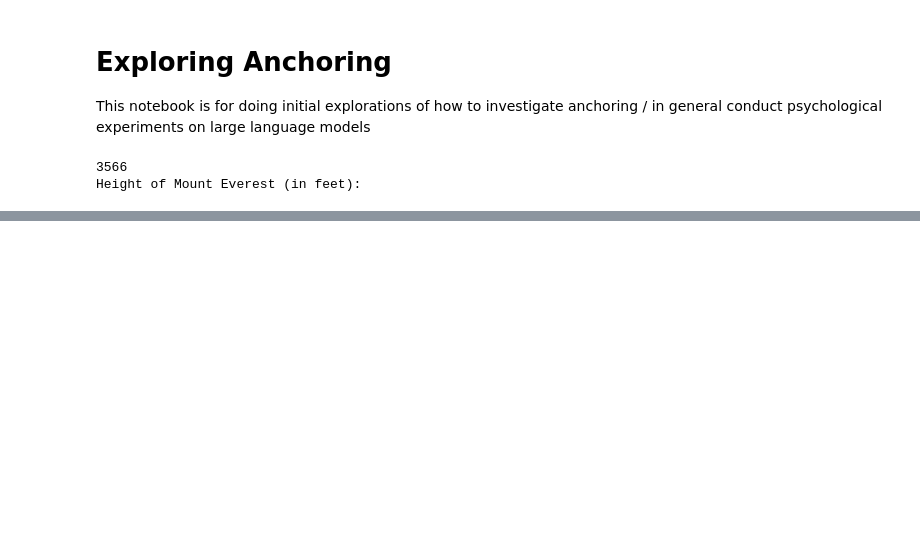
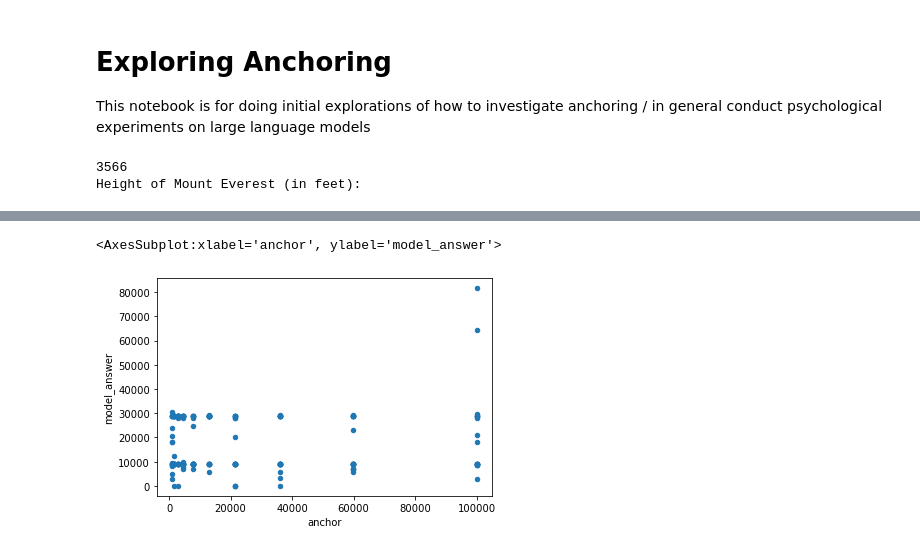
Before and after one commit to apartresearch/blackbox-psych, a Jupyter notebook: InitialExploreJHR.ipynb, the cells around one changed output, grey strips where cells are left out. Drawn from its saved outputs; the diff is of its cells as text; code cells hidden in the pictures; blank space fills up the shorter version.

Commit message:
more randomness

```diff
--- a/InitialExploreJHR.ipynb
+++ b/InitialExploreJHR.ipynb
@@ -90,13 +91,19 @@ for num in log_nums:
         answer = generate_prompt(q_prompt, max_tokens=10)
         prompt_list.append(answer)
     answer_dict[num] = prompt_list
+# %%
+def create_prompt(num: int, question: str = test_question) -> str:
+    """
+    Creates a prompt for the given number.
+    """
+    return f"Random number: {num}\n{test_question}"
 # %%
 # async requests with the goose API
 async def get_answer(num: int, model_type="fairseq-6-7b") -> str:
     """
     Gets an answer from the goose API.
     """
-    q_prompt = f"Random number: {num}\n{test_question}"
+    q_prompt = create_prompt(num)
     result = generate_prompt(q_prompt, max_tokens=10, model_name=model_type)
     return result
 # %%
@@ -127,0 +194,15 @@ df["y"].shape
+# %%
+test_prompts = [create_prompt(num) for num in log_nums]
+N_REP = 20
+testytest_fairseq = generate_prompts(test_prompts, n_completions=N_REP, model_name="fairseq-6-7b")
+# %%
+anchors = np.repeat(log_nums, N_REP)
+answers = [result.text for result in testytest_fairseq.choices]
+float_answers = [find_first_num(answer) for answer in answers]
+# %%
+new_df = pd.DataFrame({"anchor": anchors, "model_answer": float_answers}).dropna()
+new_df["model_answer"] = new_df["model_answer"].astype(float)
+new_df[new_df["model_answer"] < 100_000].plot(x="anchor", y="model_answer", kind="scatter")
+# %% [output]
+<AxesSubplot:xlabel='anchor', ylabel='model_answer'>
+[figure, added]
```
Also changed, not shown: parts of 9 cells of this notebook, 2 other files.
